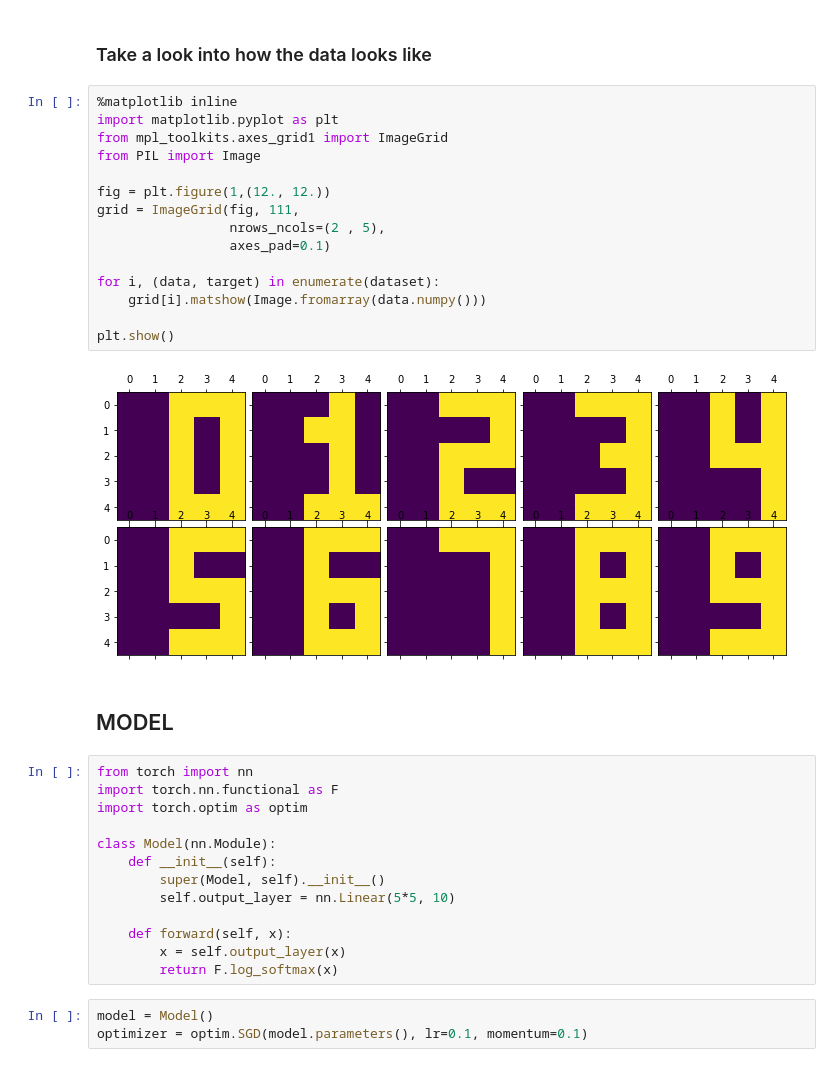
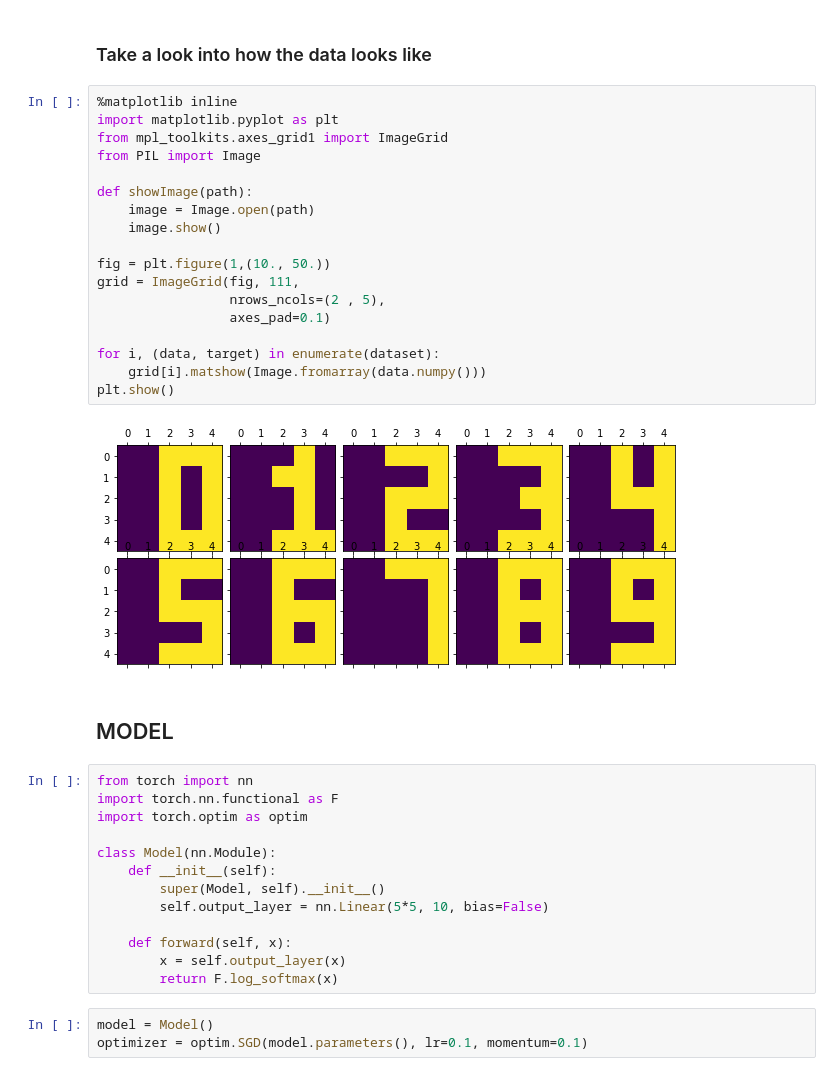
Before and after one commit to hbcbh1999/nn-basics, a Jupyter notebook: VanangamudiMNIST.ipynb, the cells around one changed output. Cells and saved outputs as stored; diff of their text form.

```diff
--- a/VanangamudiMNIST.ipynb
+++ b/VanangamudiMNIST.ipynb
@@ -91,20 +91,23 @@ dataset.append((nin, torch.Tensor([9])))
 # %%
 %matplotlib inline
 import matplotlib.pyplot as plt
 from mpl_toolkits.axes_grid1 import ImageGrid
 from PIL import Image
 
-fig = plt.figure(1,(12., 12.))
+def showImage(path):
+    image = Image.open(path)
+    image.show()
+
+fig = plt.figure(1,(10., 50.))
 grid = ImageGrid(fig, 111,
                  nrows_ncols=(2 , 5),
                  axes_pad=0.1)
 
 for i, (data, target) in enumerate(dataset):
     grid[i].matshow(Image.fromarray(data.numpy()))
-
 plt.show()
 # %% [output]
-[figure, old version]
+[figure, new version]
 # %% [markdown]
 ## MODEL
 # %%
@@ -115,7 +118,7 @@ import torch.optim as optim
 class Model(nn.Module):
     def __init__(self):
         super(Model, self).__init__()
-        self.output_layer = nn.Linear(5*5, 10)
+        self.output_layer = nn.Linear(5*5, 10, bias=False)
 
     def forward(self, x):
         x = self.output_layer(x)
```
Also changed, not shown: parts of 13 cells of this notebook.
